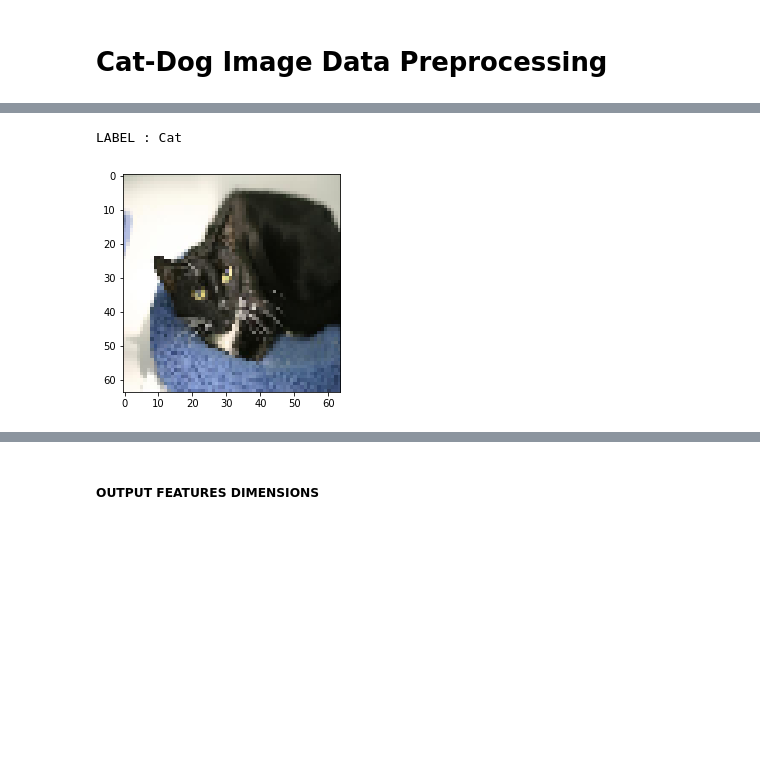
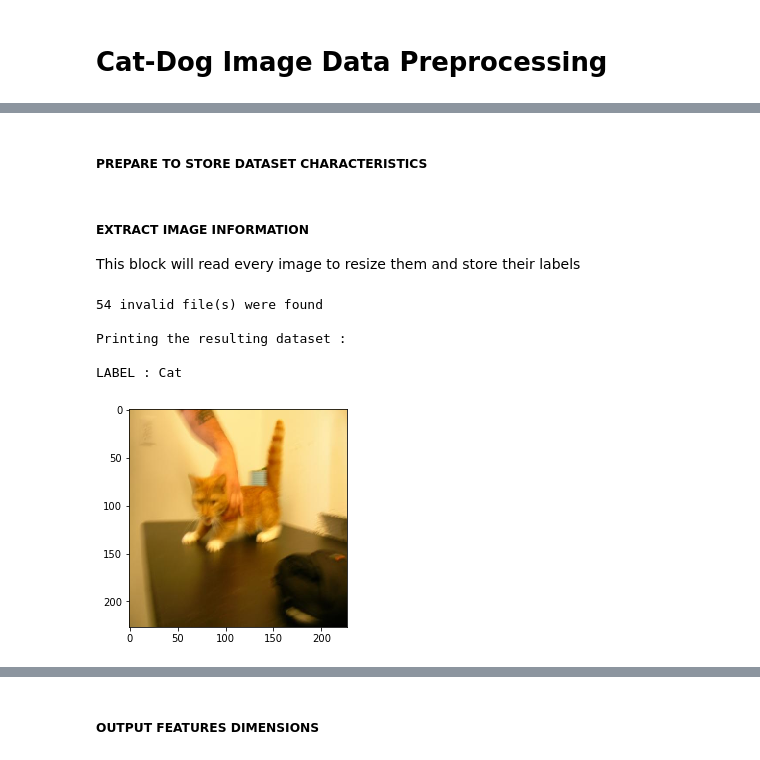
Before and after one commit to igerardoh/cat-dog-cnn-classifier, a Jupyter notebook: python/02-data-preprocessing/data-preprocessing.ipynb, the cells around one changed output, grey strips where cells are left out. Drawn from its saved outputs; the diff is of its cells as text; code cells hidden in the pictures; blank space fills up the shorter version.

```diff
--- a/python/02-data-preprocessing/data-preprocessing.ipynb
+++ b/python/02-data-preprocessing/data-preprocessing.ipynb
@@ -35,54 +36,87 @@ array(['../../data/Cat/9172.jpg', '../../data/Dog/9824.jpg',
+# %% [markdown]
+##### PREPARE TO STORE DATASET CHARACTERISTICS
+# %%
+import numpy as np
+
+# this will store the information from every image
+X = []  # feature
+y = []  # labels
+
+channels = 3         # three colors: RGB
+image_size = 227     # image will be converted to 227x227 images
+
+n_images = len(filename_list)
+
+X = np.ndarray(shape=(n_images, image_size, image_size, channels), dtype=np.float32)
+# %% [markdown]
+##### EXTRACT IMAGE INFORMATION
+This block will read every image to resize them and store their labels
 # %%
 %matplotlib inline
 from skimage.transform import rescale, resize
 import matplotlib.pyplot as plt
 import cv2
 
-# deploy a progress bar
+# this will try to deploy a progress bar
 try:
     from tqdm.notebook import tqdm
 except ImportError:
     def tqdm(x, *args, **kwargs):
         return x
 
-# this will store the information from every image
-X = []  # feature
-y = []  # labels
+# make a list for the name of failed files
+fail_dir_list = []
+fail_idx_list = []
 
-channels = 3         # three colors: RGB
-image_size = 64      # image will be converted to 64x64 images
-n_images = len(file_dirs)
-
-X = np.ndarray(shape=(n_images, image_size, image_size, channels), dtype=np.float32)
+# count the number of valid images read
 img_counter = 0
 
-for fname in tqdm(file_dirs):
-    # read every single image as an array
-    image = cv2.imread(fname, 1)
+for f in tqdm(range(len(filename_list))):
+    try:
+        # read every image
+        img_path = data_dir + filename_list[f]
+        img = np.array(cv2.imread(img_path))
 
-    # resize every image to the desired size
-    image = cv2.resize(image,(image_size,image_size))
+        # resize every image to the desired size
+        img = cv2.resize(img,(image_size,image_size))
 
-    # build the list with feature data [RGB values]
-    X[img_counter, :, :, :] = image
+        # build the list with feature data [RGB values]
+        X[img_counter, :, :, :] = img
 
-    # build the list with labels [cats | dogs]
-    class_name = fname.split('/')[-2]
-    y.append(class_name)
+        # split image directory name
+        fname_split = filename_list[f].split('/')  # =[Cat, 10.jpg] example
 
-    img_counter += 1
+        # build the list with labels [cats | dogs]
+        class_name = fname_split[0]
+        y.append(class_name)
+
+        # raise valid image counter if no error ocurred
+        img_counter += 1
 
 
+    except Exception as e:
+        # log names and indices of files with errors
+        fail_dir_list.append(filename_list[f])
+        fail_idx_list.append(f)
+        pass
+
 # remove empty arrays
-X = X[:n_images]
+X = X[:img_counter]
+
+print('{} invalid file(s) were found\n'.format(len(fail_dir_list)))
+print('Printing the resulting dataset :\n')
 
 # plot a sample from the list of images [features]
 print('LABEL : ' + y[0])
 plt.imshow(cv2.cvtColor(X[0], cv2.COLOR_BGR2RGB).astype(np.uint8))
 plt.show()
 
 print('\nRaw data (first image):')
 X[0]
 # %% [output]
+54 invalid file(s) were found
+
+Printing the resulting dataset :
+
 LABEL : Cat
-[figure, old version]
+[figure, new version]
```
Also changed, not shown: parts of 14 cells of this notebook, 5 other files.
